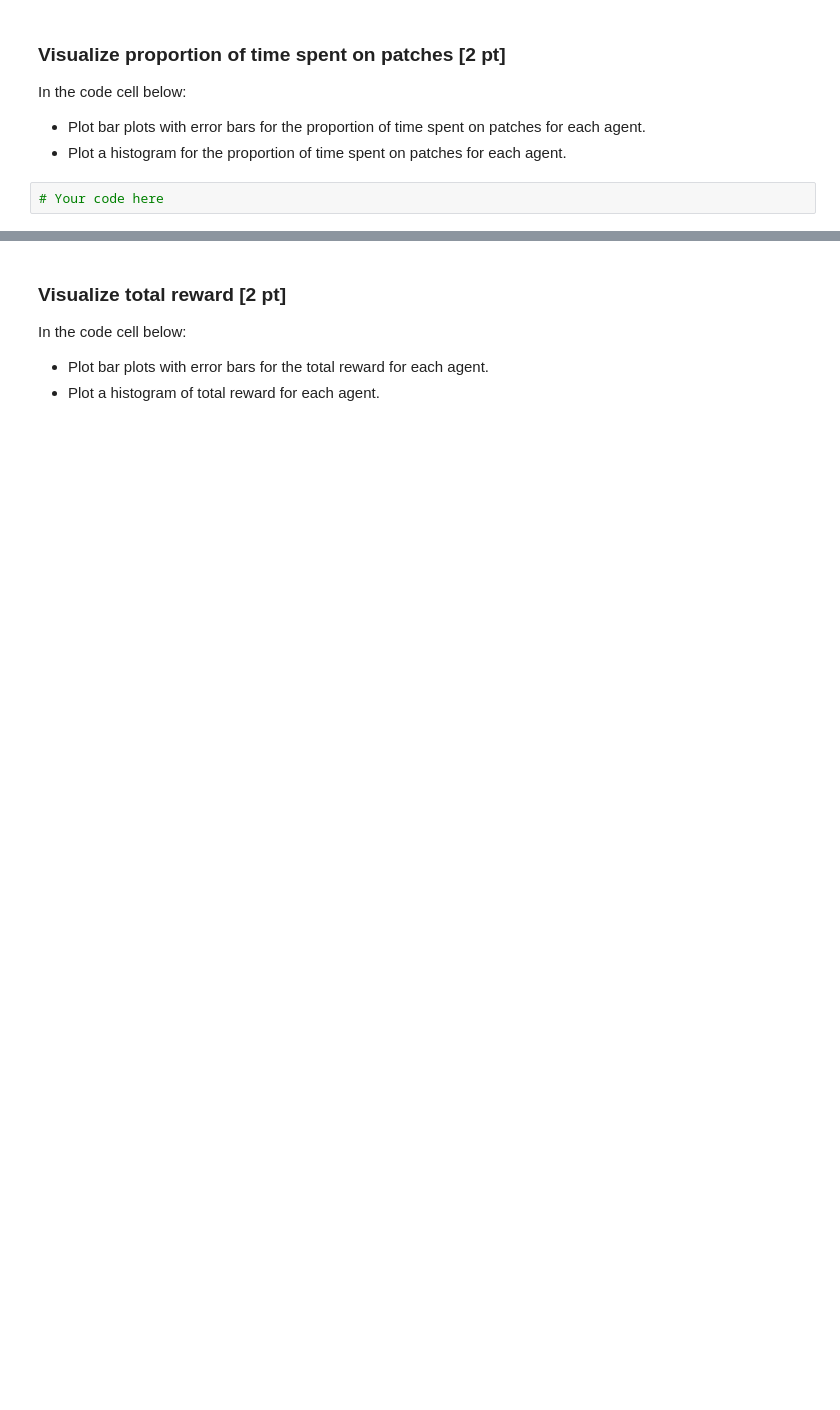
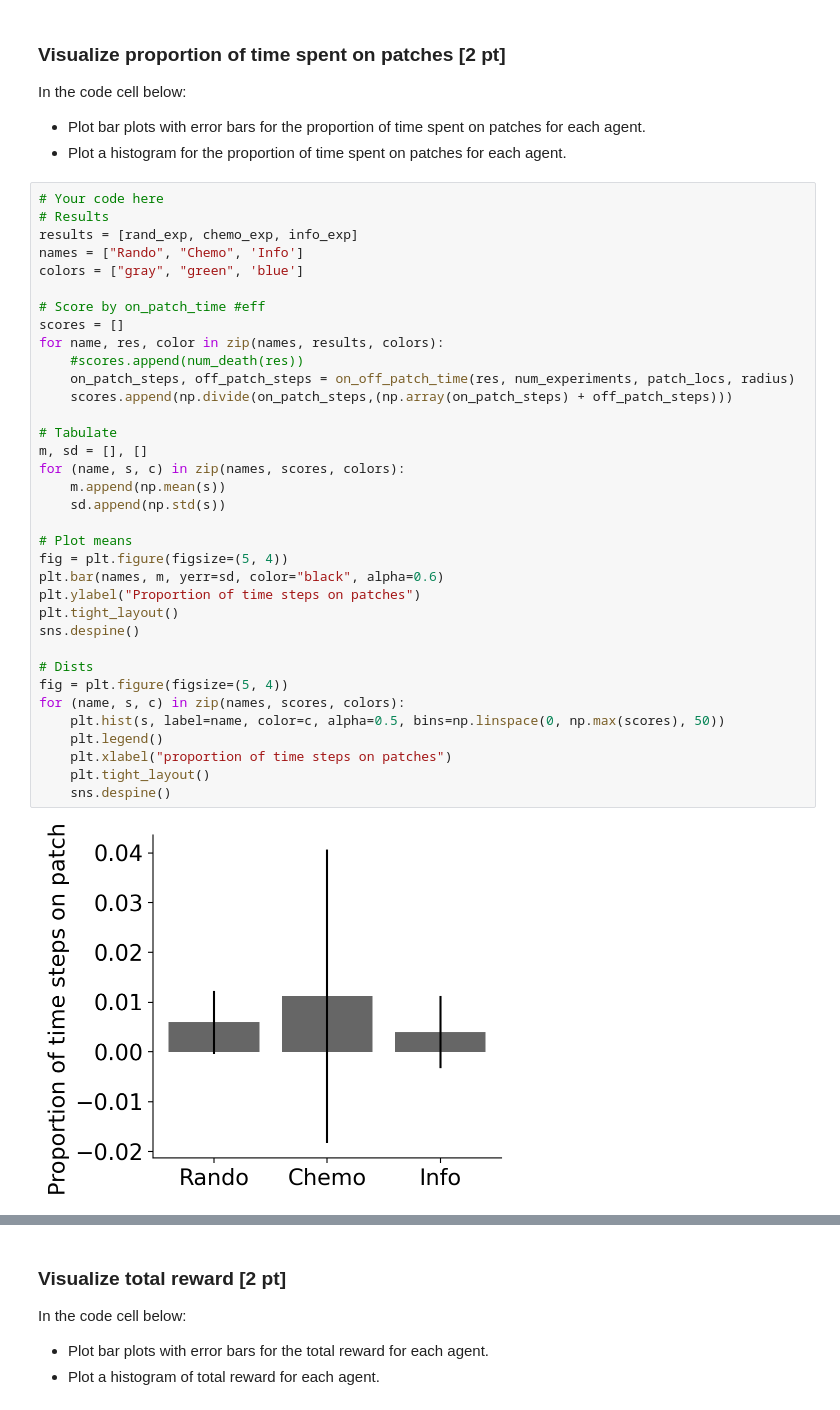
Before and after one commit to DuncanJWood/BiX, a Jupyter notebook: exercise4_foraging_and_rl_and_info.ipynb, the cells around one changed output, grey strips where cells are left out. Saved outputs shown, nothing was run; the diff lists cells and outputs as text; blank space fills up the shorter version.

```diff
--- a/exercise4_foraging_and_rl_and_info.ipynb
+++ b/exercise4_foraging_and_rl_and_info.ipynb
@@ -121,5 +264,40 @@ In the code cell below, run 50 experiments of 400 steps each for each of the age
 In the code cell below:
 - Plot bar plots with error bars for the proportion of time spent on patches for each agent.
 - Plot a histogram for the proportion of time spent on patches for each agent.
-# %%
-# Your code here
+# %%
+# Your code here
+# Results
+results = [rand_exp, chemo_exp, info_exp]
+names = ["Rando", "Chemo", 'Info']
+colors = ["gray", "green", 'blue']
+
+# Score by on_patch_time #eff
+scores = []
+for name, res, color in zip(names, results, colors):
+    #scores.append(num_death(res))
+    on_patch_steps, off_patch_steps = on_off_patch_time(res, num_experiments, patch_locs, radius)
+    scores.append(np.divide(on_patch_steps,(np.array(on_patch_steps) + off_patch_steps)))
+
+# Tabulate
+m, sd = [], []
+for (name, s, c) in zip(names, scores, colors):
+    m.append(np.mean(s))
+    sd.append(np.std(s))
+
+# Plot means
+fig = plt.figure(figsize=(5, 4))
+plt.bar(names, m, yerr=sd, color="black", alpha=0.6)
+plt.ylabel("Proportion of time steps on patches")
+plt.tight_layout()
+sns.despine()
+
+# Dists
+fig = plt.figure(figsize=(5, 4))
+for (name, s, c) in zip(names, scores, colors):
+    plt.hist(s, label=name, color=c, alpha=0.5, bins=np.linspace(0, np.max(scores), 50))
+    plt.legend()
+    plt.xlabel("proportion of time steps on patches")
+    plt.tight_layout()
+    sns.despine()
+# %% [output]
+[figure, added]
```
Also changed, not shown: parts of 61 cells of this notebook.
